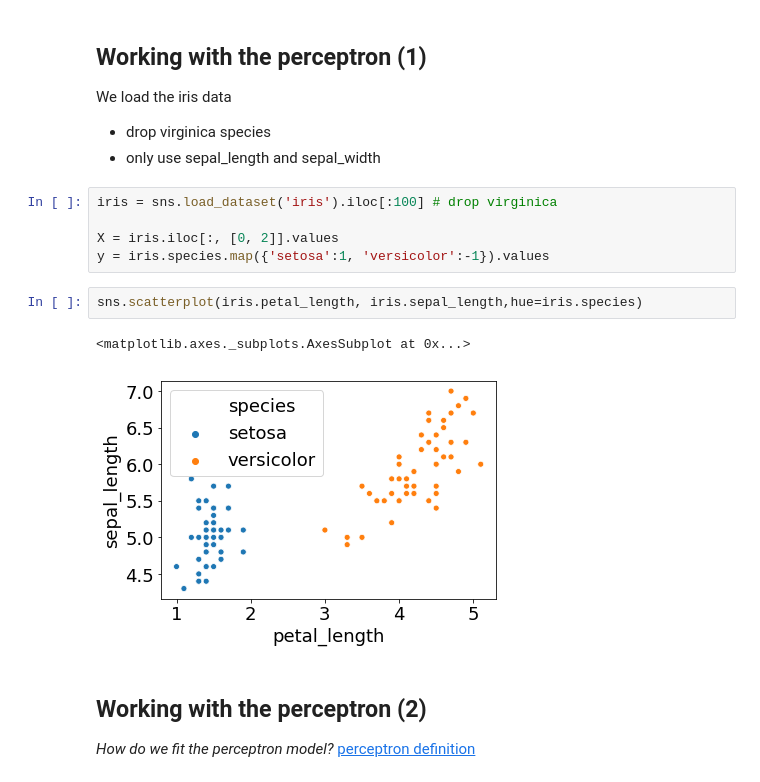
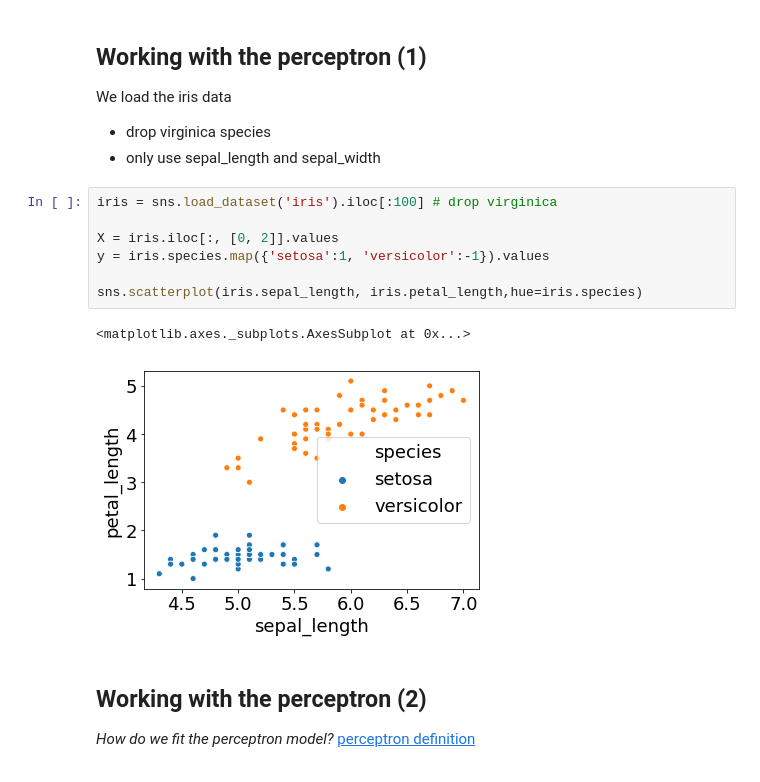
Before and after one commit to abjer/sds, a Jupyter notebook: material/session_11/lecture_11.ipynb, the cells around one changed output. Saved outputs shown, nothing was run; the diff lists cells and outputs as text.

```diff
--- a/material/session_11/lecture_11.ipynb
+++ b/material/session_11/lecture_11.ipynb
@@ -288,13 +277,13 @@ We load the iris data
 # %%
 iris = sns.load_dataset('iris').iloc[:100] # drop virginica
 
 X = iris.iloc[:, [0, 2]].values
 y = iris.species.map({'setosa':1, 'versicolor':-1}).values
+
+sns.scatterplot(iris.sepal_length, iris.petal_length,hue=iris.species)
+# %% [output]
+<matplotlib.axes._subplots.AxesSubplot at 0x...>
+[figure, added]
-# %%
-sns.scatterplot(iris.petal_length, iris.sepal_length,hue=iris.species)
-# %% [output]
-<matplotlib.axes._subplots.AxesSubplot at 0x...>
-[figure, removed]
 # %% [markdown]
 ## Working with the perceptron (2)
 *How do we fit the perceptron model?* [perceptron definition](#Code-from-Raschka-2017)
```
Also changed, not shown: parts of 35 cells of this notebook, 2 other files.
